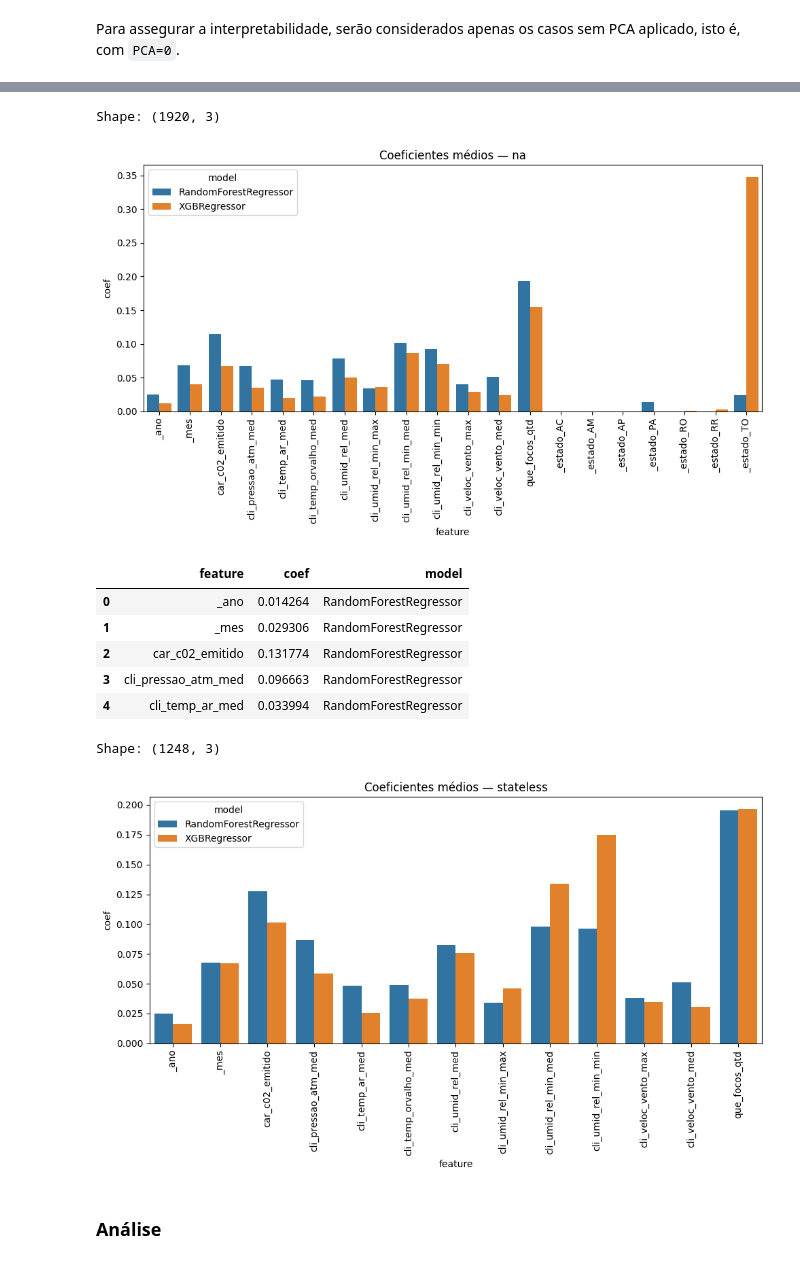
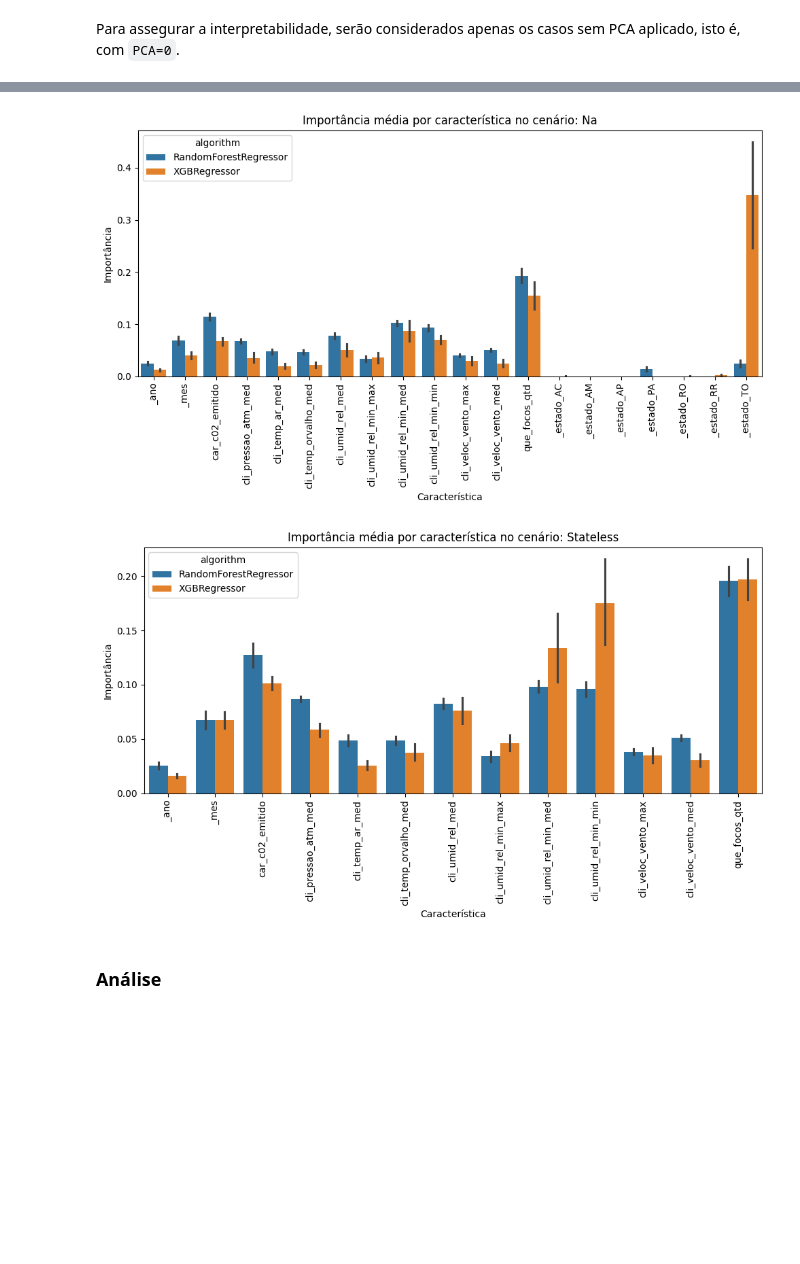
Before and after one commit to SirSirocco/DataScience_2025_1, a Jupyter notebook: analyse_plan_all.ipynb, the cells around one changed output, grey strips where cells are left out. Drawn from its saved outputs; the diff is of its cells as text; code cells hidden in the pictures; blank space fills up the shorter version.

Commit message:
30/06/2025 12:05 - Gráficos Pré-Processamento implementados (exceto PCA).

```diff
--- a/analyse_plan_all.ipynb
+++ b/analyse_plan_all.ipynb
@@ -28,10 +28,13 @@ _ALL = "all"                         # Todos os modelos considerados simultaneam
 _ALGORITHM = "algorithm"
 _CASE = "case"
 _CV_METRIC = "cv_metric"
+_FEATURE = "feature"
 _FS = "col_rem"
 _IMPORTANCE = "importance"
 _METRICS = ["mae", "mse", "r2"]
 _MODELS = ["RandomForestRegressor", "XGBRegressor"]
+_NORM = "normalization"
+_OUT = "outliers"
 _PCA = "pca"
 _FS_SCENARIOS = ["na", "stateless"]
 # %%
@@ -177,6 +205,11 @@ display(df_perf_cmp_table)
 Para assegurar a interpretabilidade, serão considerados apenas os casos sem PCA aplicado, isto é, com `PCA=0`.
 # %%
 COEF_MASK = "FS={scenario}"
+
+# Formatação
+COEF_TITLE = "Importância média por característica no cenário: {scenario}"
+COEF_X_AXIS = "Característica"
+COEF_Y_AXIS = "Importância"
 
 df_pcaless = df_exp_plan[df_exp_plan[_PCA] == 0]
 
@@ -187,33 +220,22 @@ for scenario in _FS_SCENARIOS:
         )
     ]
 
-    coef_rows = []
+    df_avg_coefs = get_avg_coefs(df_scenario)
 
-    for _, row in df_scenario.iterrows():
-        model_name = row[_ALGORITHM]
-        # Converter a string do campo _IMPORTANCE em uma Series
-        lines = str(row[_IMPORTANCE]).splitlines()
-        for line in lines:
-            if line.strip() == "" or line.startswith("dtype:"):
-                continue
-            try:
-                feature, value = line.strip().split()
-                coef_rows.append({
-                    "feature": feature,
-                    "coef": float(value),
-                    "model": model_name
-                })
-            except ValueError:
-                continue  # linha mal formatada, ignora
-
-    df_long = pd.DataFrame(coef_rows)
-    df_show_head(df_long)
-
-    # Plotando
+    # Plota gráfico
     plt.figure(figsize=(10, 6))
-    sns.barplot(data=df_long, x="feature", y="coef", hue="model", errorbar=None)
-    plt.title(f"Coeficientes médios — {scenario}")
+    sns.barplot(
+        data=df_avg_coefs,
+        x=_FEATURE,
+        y=_IMPORTANCE,
+        hue=_ALGORITHM
+    )
+    plt.title(COEF_TITLE.format(scenario=scenario.capitalize()))
+    plt.xlabel(COEF_X_AXIS)
+    plt.ylabel(COEF_Y_AXIS)
     plt.xticks(rotation=90)
     plt.tight_layout()
     plt.show()
+
+    print("\n") # Respiro visual
 # %% [output]
@@ -226,12 +242,4 @@ for scenario in _FS_SCENARIOS:
-Shape: (1920, 3)
-[figure, old version]
+[figure, new version]
-|  | feature | coef | model |
-| 0 | _ano | 0.014264 | RandomForestRegressor |
-| 1 | _mes | 0.029306 | RandomForestRegressor |
-| 2 | car_c02_emitido | 0.131774 | RandomForestRegressor |
-| 3 | cli_pressao_atm_med | 0.096663 | RandomForestRegressor |
-| 4 | cli_temp_ar_med | 0.033994 | RandomForestRegressor |
-Shape: (1248, 3)
-[figure, old version]
+[figure, new version]
 # %% [markdown]
 ### Análise
```
Also changed, not shown: parts of 4 cells of this notebook.
